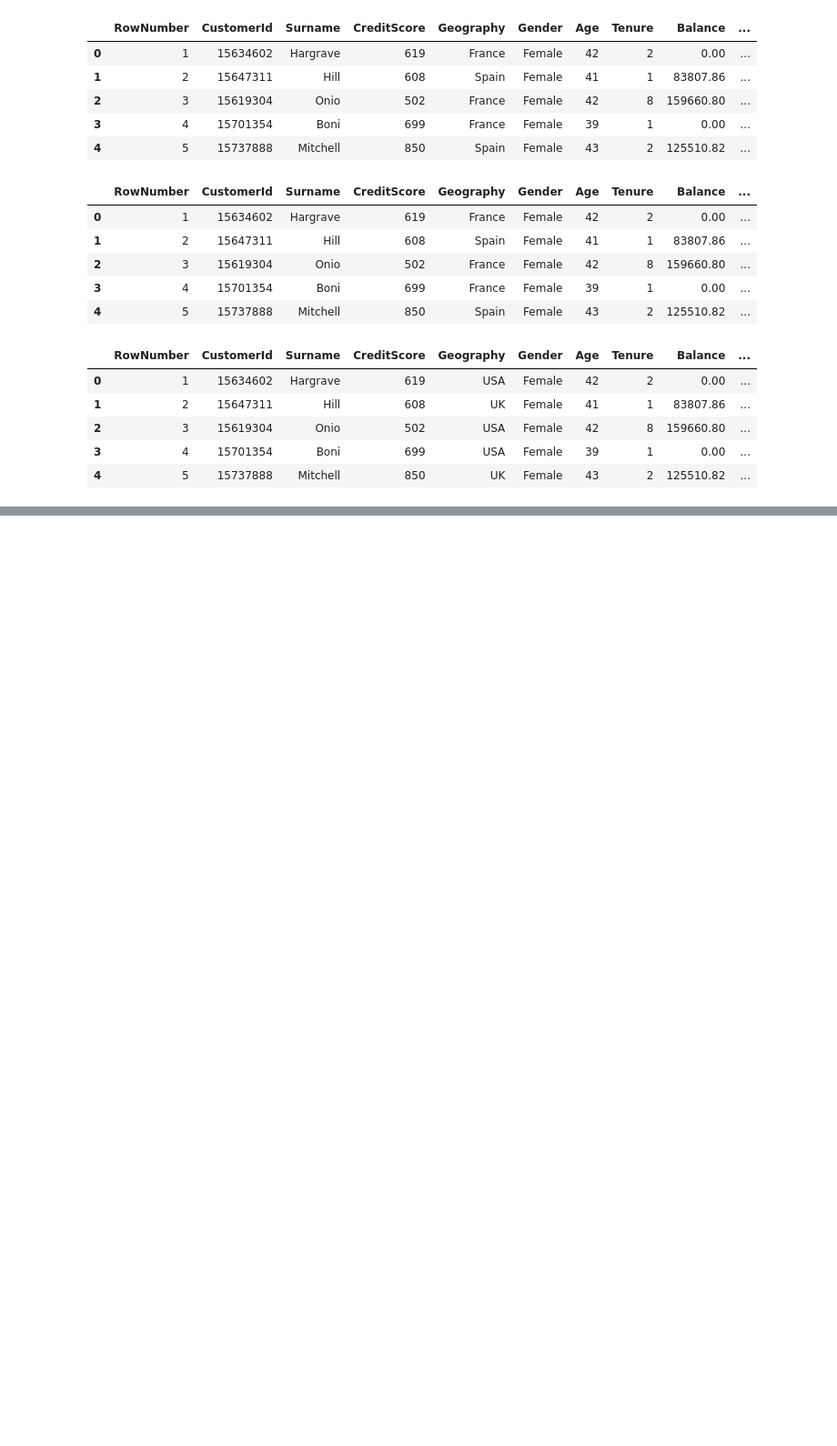
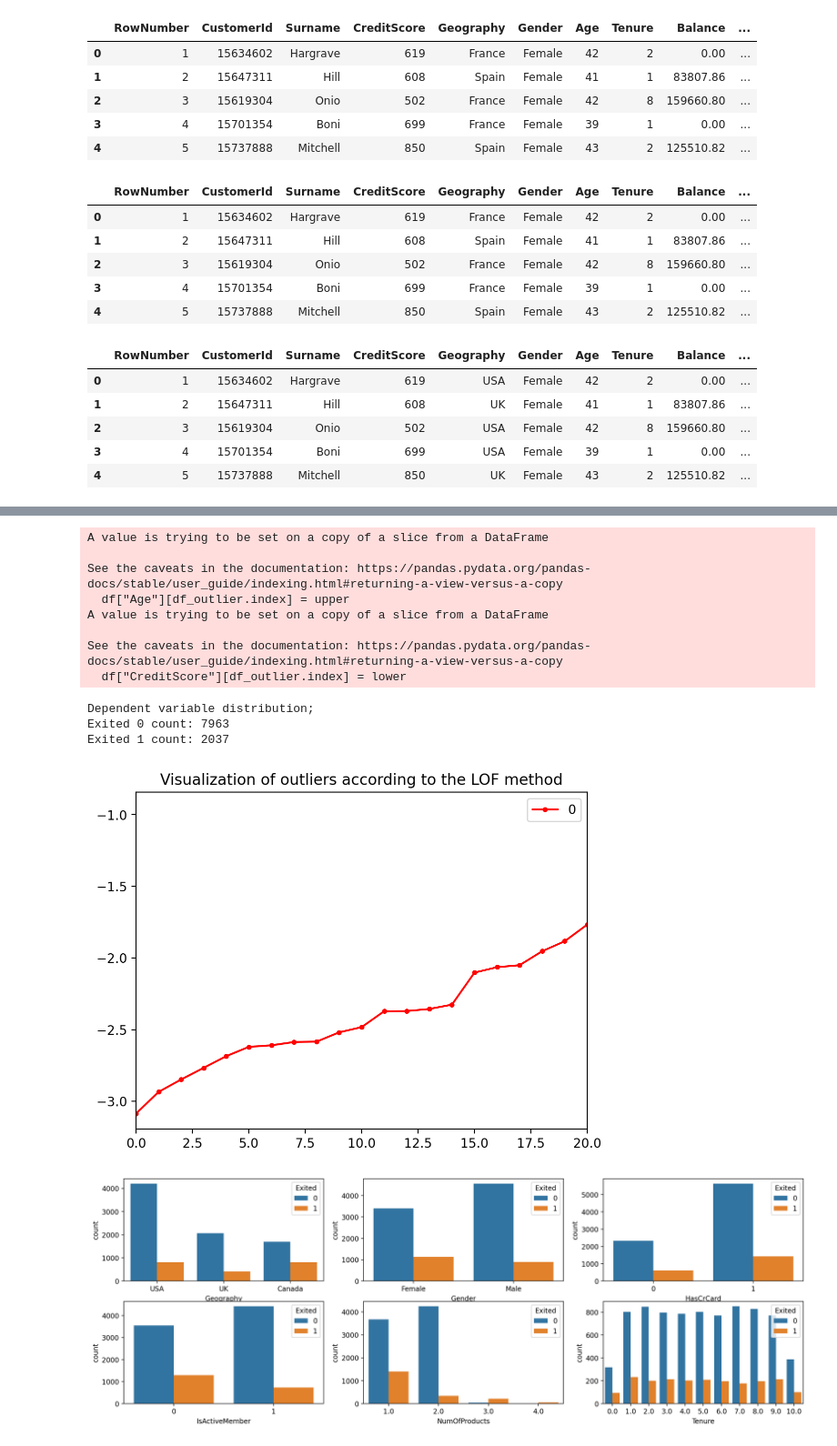
Before and after one commit to josephcabezas/JPMorgan-Chase-Bank-Churn-Analysis, a Jupyter notebook: bank_churn.ipynb, the cells around one changed output, grey strips where cells are left out. Shown at 91% size. Saved outputs shown, nothing was run; the diff lists cells and outputs as text; code cells hidden in the pictures; blank space fills up the shorter version.

```diff
--- a/bank_churn.ipynb
+++ b/bank_churn.ipynb
@@ -113,0 +130,2 @@ df.head()
+# %%
+dependent_variable_name = "Exited"
@@ -114,3 +257,34 @@ df.head()
+# %%
+def show_dependent_variable_cross_others_distributions(df):
+    numerics = ['int16', 'int32', 'int64', 'float16', 'float32', 'float64']
+    df_dependent_var = df[df[dependent_variable_name] == 1]
+    df_num_cols = df_dependent_var.select_dtypes(include = numerics)
+    columns = df_num_cols.columns[: len(df_num_cols.columns)]
+
+    fig = plt.figure()
+    fig.set_size_inches(18, 15)
+    length = len(columns)
+    for i,j in itertools.zip_longest(columns, range(length)):
+        plt.subplot((length // 2) + (length % 2), 3, j+1)
+        plt.subplots_adjust(wspace = 0.2, hspace = 0.5)
+        df_num_cols[i].hist(bins = 20, edgecolor = 'black')
+        plt.title(i)
+    fig = fig.suptitle(dependent_variable_name + ' Status of other variables according to 1 dependent variable', color = 'r', fontsize = 18)
+    plt.show()
+# %%
+def show_dependent_variable_cross_categorical_distributions(df, categorical_columns):
+    sns.set(font_scale = 0.7)
+    fig, axes = plt.subplots(nrows = int( len(categorical_columns) / 2 ) , ncols = 2, figsize = (7,9))
+    fig.tight_layout()
+    for ax,col in zip(axes.flatten(), categorical_columns):
+        sns.countplot(x = df[col], hue = dependent_variable_name, data = df, ax = ax)
+    fig.suptitle('Categorical variables are monitored according to the dependent variable', color = 'r', fontsize = 1)
+# %%
+def show_data_analysis(df):
+    show_dependent_variable(df)
+    show_numeric_columns_distributions(df)
+    show_dependent_variable_cross_others_distributions(df)
+    show_dependent_variable_cross_categorical_distributions(df = df_outlier, categorical_columns = ["Gender","Geography","HasCrCard","IsActiveMember"])
 # %%
 # feature engineering
 # grouping credit score
@@ -175,0 +519,10 @@ def countries_monthly_average_salaries(row):
+# %%
+# data cleaning
+df_prep = data_prepare()
+
+df_outlier = outlier_process(df = df_prep)
+
+
+show_data_analysis(df_prep)
+show_outliers(df = df_outlier)
+# %% [output]
@@ -175,0 +546,13 @@ def countries_monthly_average_salaries(row):
+A value is trying to be set on a copy of a slice from a DataFrame
+
+See the caveats in the documentation: https://pandas.pydata.org/pandas-docs/stable/user_guide/indexing.html#returning-a-view-versus-a-copy
+  df["Age"][df_outlier.index] = upper
+A value is trying to be set on a copy of a slice from a DataFrame
+
+See the caveats in the documentation: https://pandas.pydata.org/pandas-docs/stable/user_guide/indexing.html#returning-a-view-versus-a-copy
+  df["CreditScore"][df_outlier.index] = lower
+Dependent variable distribution;
+Exited 0 count: 7963
+Exited 1 count: 2037
+[figure, added]
+[figure, added]
```
Also changed, not shown: parts of 33 cells of this notebook.
